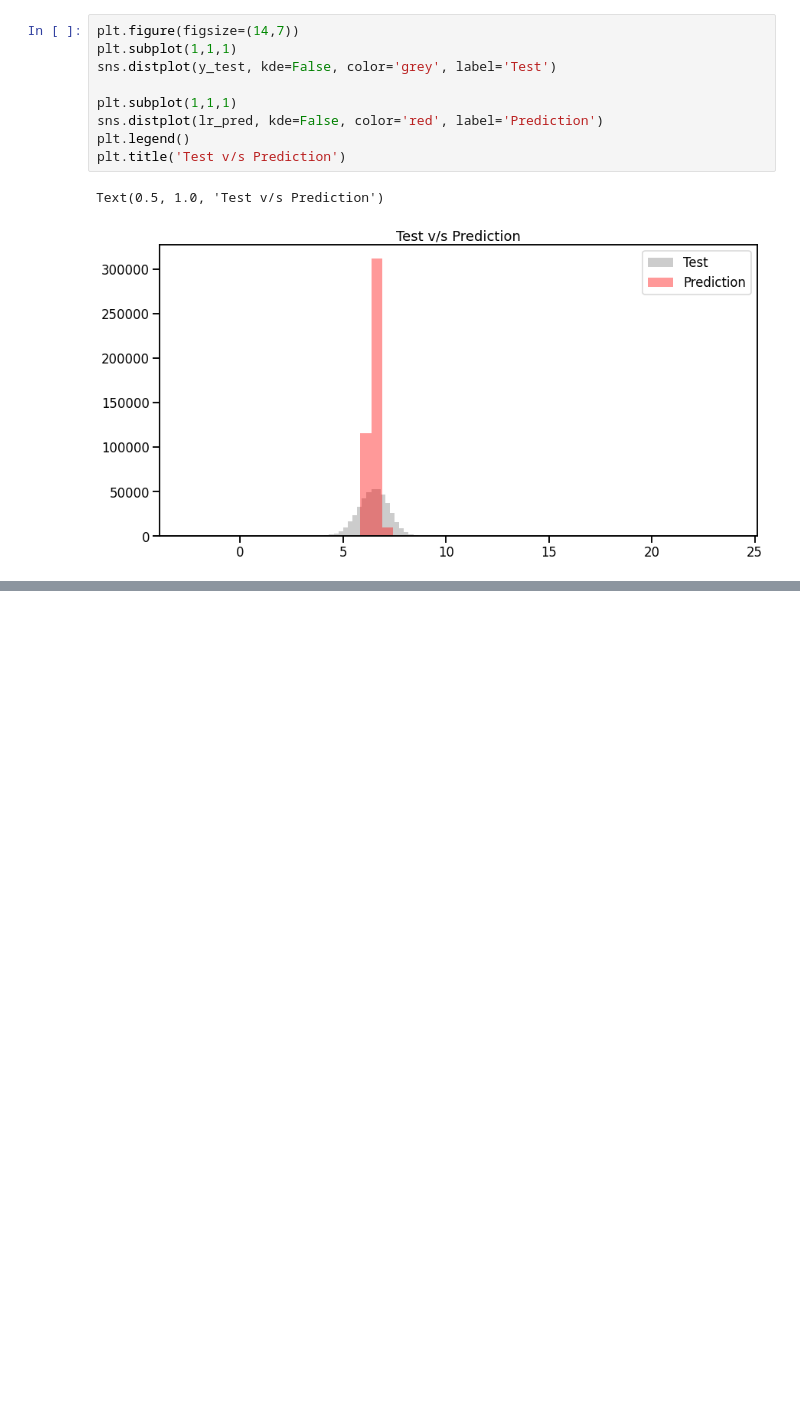
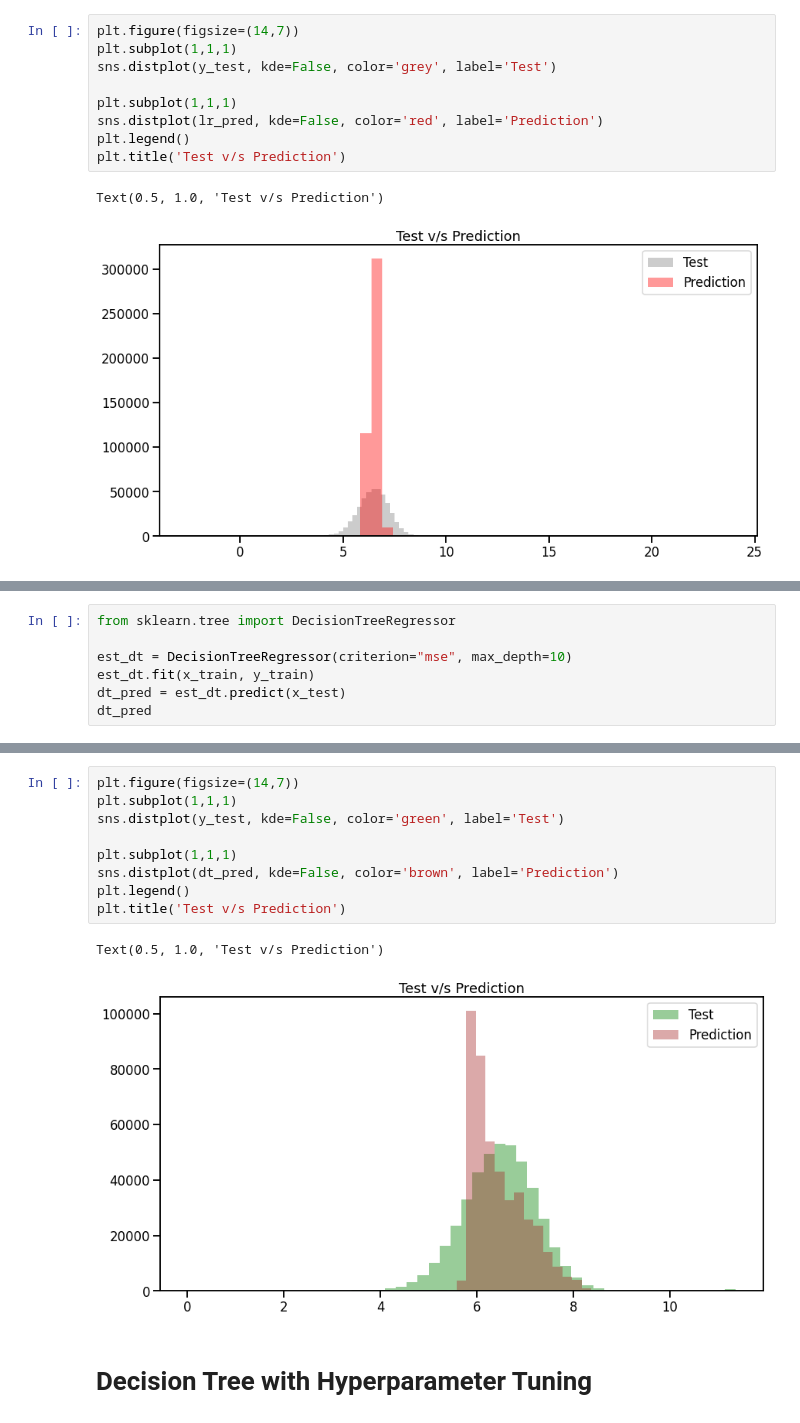
Before and after one commit to Rajvee-Sharma/NYC-Taxi-Trip-Prediction, a Jupyter notebook: Regression_NYC_Taxi_Trip_colab.ipynb, the cells around one changed output, grey strips where cells are left out. Cells and saved outputs as stored; diff of their text form; blank space fills up the shorter version.

```diff
--- a/Regression_NYC_Taxi_Trip_colab.ipynb
+++ b/Regression_NYC_Taxi_Trip_colab.ipynb
@@ -823,0 +837,7 @@ Text(0.5, 1.0, 'Test v/s Prediction')
+# %%
+from sklearn.tree import DecisionTreeRegressor
+
+est_dt = DecisionTreeRegressor(criterion="mse", max_depth=10)
+est_dt.fit(x_train, y_train)
+dt_pred = est_dt.predict(x_test)
+dt_pred
@@ -823,0 +863,14 @@ Text(0.5, 1.0, 'Test v/s Prediction')
+# %%
+plt.figure(figsize=(14,7))
+plt.subplot(1,1,1)
+sns.distplot(y_test, kde=False, color='green', label='Test')
+
+plt.subplot(1,1,1)
+sns.distplot(dt_pred, kde=False, color='brown', label='Prediction')
+plt.legend()
+plt.title('Test v/s Prediction')
+# %% [output]
+Text(0.5, 1.0, 'Test v/s Prediction')
+[figure, added]
+# %% [markdown]
+# **Decision Tree with Hyperparameter Tuning**
```
Also changed, not shown: parts of 22 cells of this notebook.
